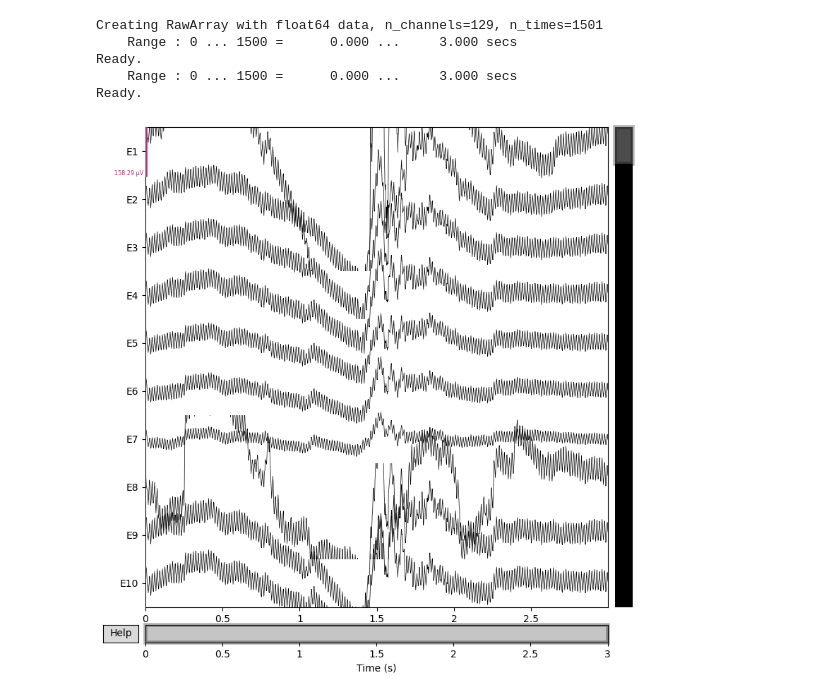
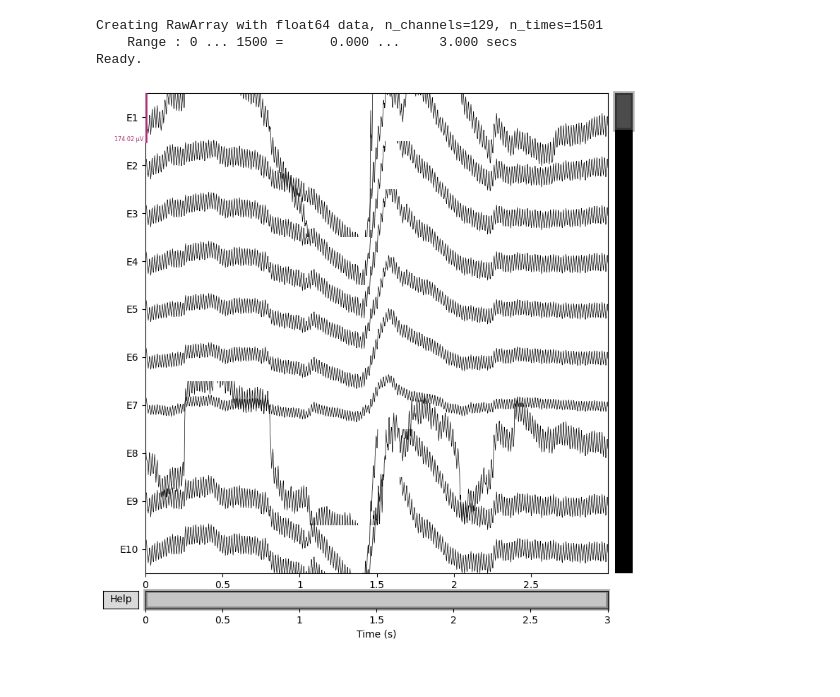
Before and after one commit to josephzhengg/amplab-digtwins, a Jupyter notebook: notebooks/joseph-nb/preprocess_filter.ipynb, the cells around one changed output. Saved outputs shown, nothing was run; the diff lists cells and outputs as text; code cells hidden in the pictures.

Commit message:
updated some more visualizations

```diff
--- a/notebooks/joseph-nb/preprocess_filter.ipynb
+++ b/notebooks/joseph-nb/preprocess_filter.ipynb
@@ -75,34 +75,32 @@ Designing a one-pass, zero-phase, non-causal lowpass filter:
 # %%
 # Artifact Subspace Reconstruction (ASR)
 # using ASRpy package
-from asrpy import asr_calibrate, asr_process
+from asrpy import asr_calibrate, asr_process, ASR
 import numpy as np
 
 M, T = asr_calibrate(
     X=resting_state_crop.get_data().copy(),
     sfreq=resting_state_sfreq,
-    cutoff=5
+    cutoff=15
 )
 
 # using asr_process
 asr_resting = asr_process(
     data=resting_state_crop.get_data().copy(),
     sfreq=resting_state_sfreq,
     M=M,
     T=T,
     lookahead=0.01,
 )
 
 asr_resting_raw = mne.io.RawArray(asr_resting, resting_state_crop.info)
 asr_resting_raw.info['description'] = 'ASR processed resting state data'
 
 p = asr_resting_raw.plot(n_channels=10, scalings='auto', title='ASR Processed Resting State', show=True, block=False)
 # %% [output]
 Creating RawArray with float64 data, n_channels=129, n_times=1501
     Range : 0 ... 1500 =      0.000 ...     3.000 secs
 Ready.
-    Range : 0 ... 1500 =      0.000 ...     3.000 secs
-Ready.
-[figure, old version]
+[figure, new version]
 # %%
 # repeat for contrast change data
```
Also changed, not shown: parts of 11 cells of this notebook.
